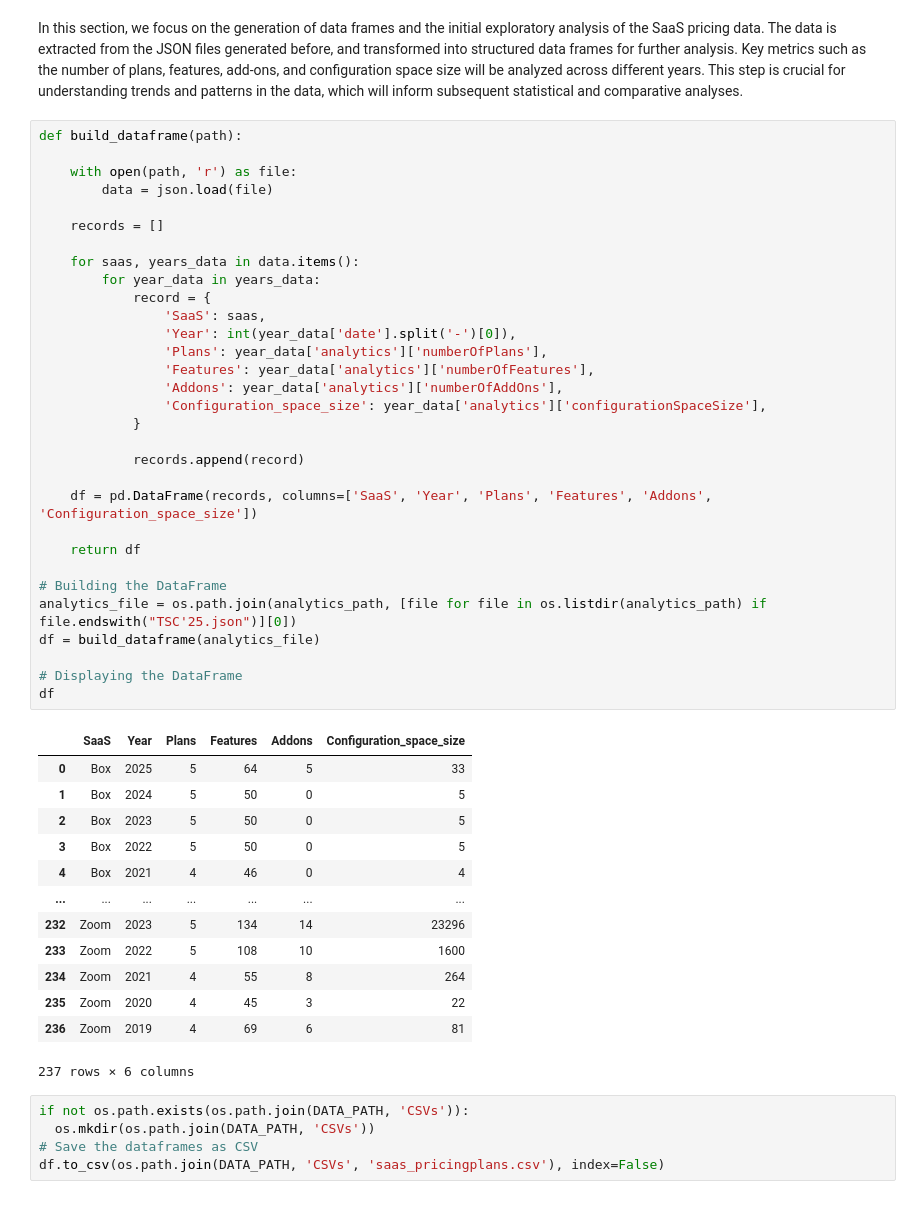
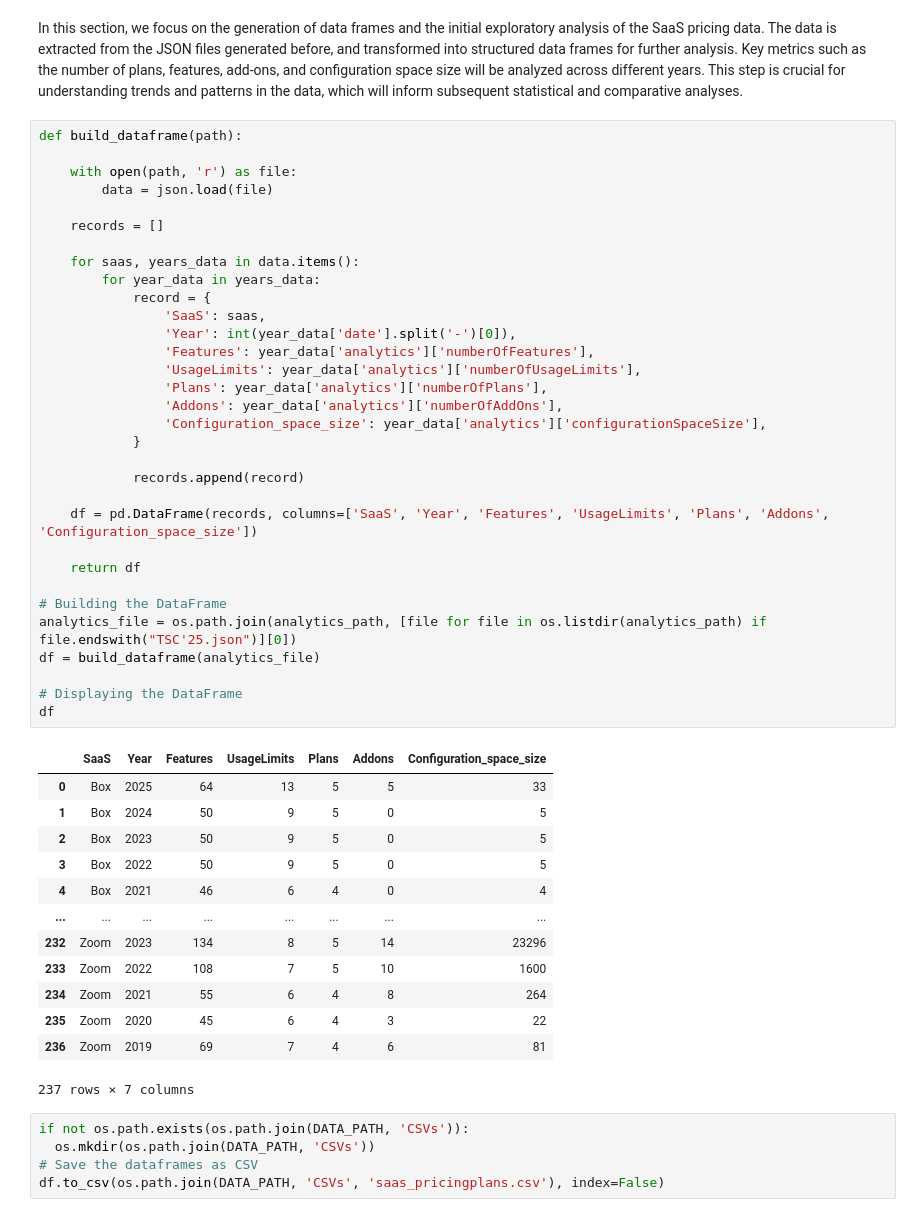
Before and after one commit to isa-group/SaaS-analysis, a Jupyter notebook: analysis_and_figures.ipynb, the cells around one changed output. Saved outputs shown, nothing was run; the diff lists cells and outputs as text.

```diff
--- a/analysis_and_figures.ipynb
+++ b/analysis_and_figures.ipynb
@@ -62,48 +78,49 @@ In this section, we focus on the generation of data frames and the initial explo
 # %%
 def build_dataframe(path):
 
     with open(path, 'r') as file:
         data = json.load(file)
 
     records = []
 
     for saas, years_data in data.items():
         for year_data in years_data:
             record = {
                 'SaaS': saas,
                 'Year': int(year_data['date'].split('-')[0]),
+                'Features': year_data['analytics']['numberOfFeatures'],
+                'UsageLimits': year_data['analytics']['numberOfUsageLimits'],
                 'Plans': year_data['analytics']['numberOfPlans'],
-                'Features': year_data['analytics']['numberOfFeatures'],
                 'Addons': year_data['analytics']['numberOfAddOns'],
                 'Configuration_space_size': year_data['analytics']['configurationSpaceSize'],
             }
 
             records.append(record)
 
-    df = pd.DataFrame(records, columns=['SaaS', 'Year', 'Plans', 'Features', 'Addons', 'Configuration_space_size'])
+    df = pd.DataFrame(records, columns=['SaaS', 'Year', 'Features', 'UsageLimits', 'Plans', 'Addons', 'Configuration_space_size'])
 
     return df
 
 # Building the DataFrame
 analytics_file = os.path.join(analytics_path, [file for file in os.listdir(analytics_path) if file.endswith("TSC'25.json")][0])
 df = build_dataframe(analytics_file)
 
 # Displaying the DataFrame
 df
 # %% [output]
-|  | SaaS | Year | Plans | Features | Addons | Configuration_space_size |
-| 0 | Box | 2025 | 5 | 64 | 5 | 33 |
-| 1 | Box | 2024 | 5 | 50 | 0 | 5 |
-| 2 | Box | 2023 | 5 | 50 | 0 | 5 |
-| 3 | Box | 2022 | 5 | 50 | 0 | 5 |
-| 4 | Box | 2021 | 4 | 46 | 0 | 4 |
-| ... | ... | ... | ... | ... | ... | ... |
-| 232 | Zoom | 2023 | 5 | 134 | 14 | 23296 |
-| 233 | Zoom | 2022 | 5 | 108 | 10 | 1600 |
-| 234 | Zoom | 2021 | 4 | 55 | 8 | 264 |
-| 235 | Zoom | 2020 | 4 | 45 | 3 | 22 |
-| 236 | Zoom | 2019 | 4 | 69 | 6 | 81 |
+|  | SaaS | Year | Features | UsageLimits | Plans | Addons | Configuration_space_size |
+| 0 | Box | 2025 | 64 | 13 | 5 | 5 | 33 |
+| 1 | Box | 2024 | 50 | 9 | 5 | 0 | 5 |
+| 2 | Box | 2023 | 50 | 9 | 5 | 0 | 5 |
+| 3 | Box | 2022 | 50 | 9 | 5 | 0 | 5 |
+| 4 | Box | 2021 | 46 | 6 | 4 | 0 | 4 |
+| ... | ... | ... | ... | ... | ... | ... | ... |
+| 232 | Zoom | 2023 | 134 | 8 | 5 | 14 | 23296 |
+| 233 | Zoom | 2022 | 108 | 7 | 5 | 10 | 1600 |
+| 234 | Zoom | 2021 | 55 | 6 | 4 | 8 | 264 |
+| 235 | Zoom | 2020 | 45 | 6 | 4 | 3 | 22 |
+| 236 | Zoom | 2019 | 69 | 7 | 4 | 6 | 81 |
-237 rows × 6 columns
+237 rows × 7 columns
 # %%
 if not os.path.exists(os.path.join(DATA_PATH, 'CSVs')):
   os.mkdir(os.path.join(DATA_PATH, 'CSVs'))
```
Also changed, not shown: parts of 14 cells of this notebook, 9 other files.
